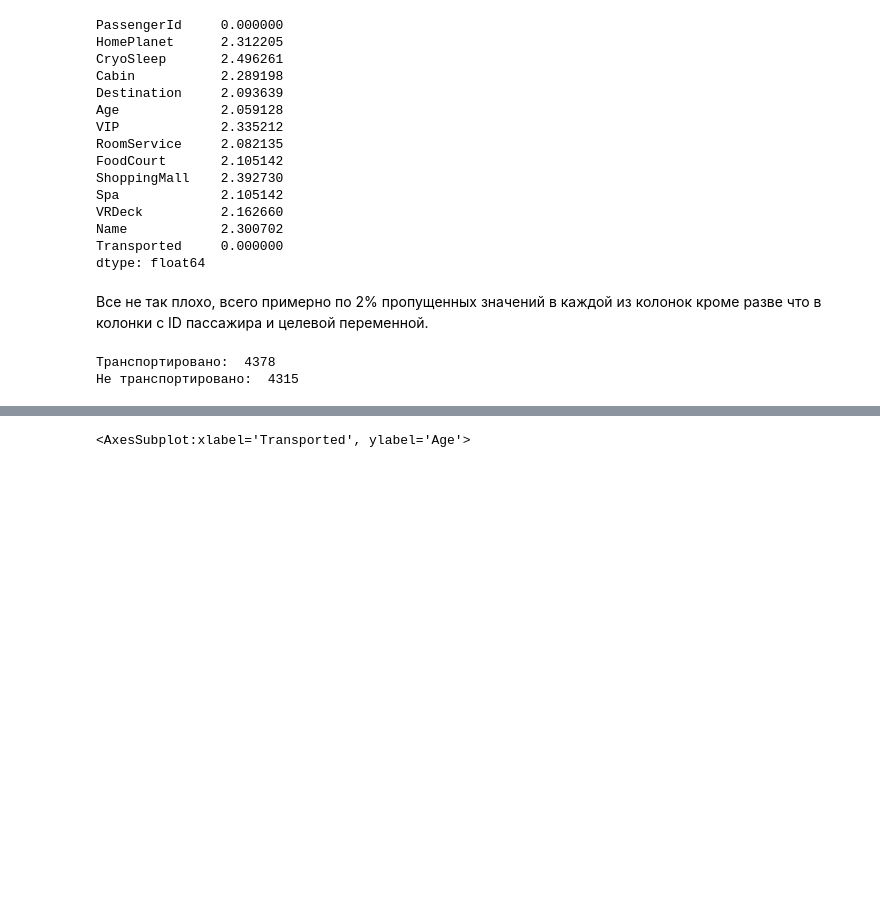
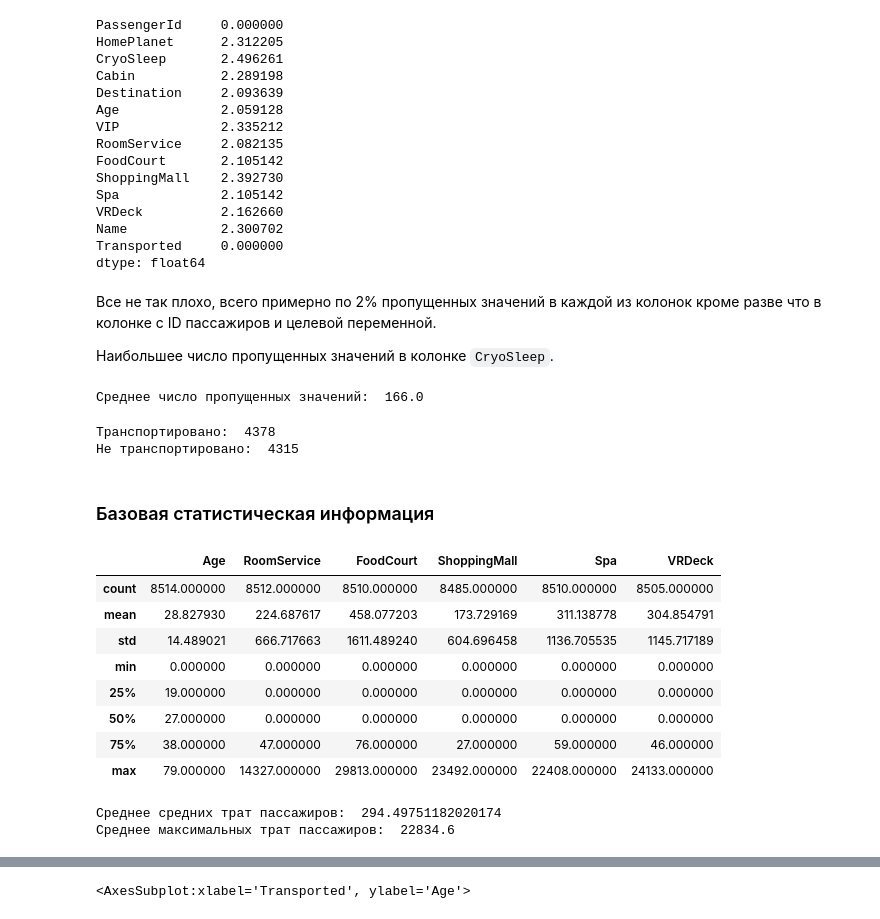
Before and after one commit to siznuumy/StudyProjects, a Jupyter notebook: spaceship-titanic-practice.ipynb, the cells around one changed output, grey strips where cells are left out. Saved outputs shown, nothing was run; the diff lists cells and outputs as text; code cells hidden in the pictures; blank space fills up the shorter version.

```diff
--- a/spaceship-titanic-practice.ipynb
+++ b/spaceship-titanic-practice.ipynb
@@ -105,4 +100,5 @@ Name            2.300702
 Transported     0.000000
 dtype: float64
 # %% [markdown]
-Все не так плохо, всего примерно по 2% пропущенных значений в каждой из колонок кроме разве что в колонки с ID пассажира и целевой переменной.
+Все не так плохо, всего примерно по 2% пропущенных значений в каждой из колонок кроме разве что в колонке с ID пассажиров и целевой переменной.
+<p>Наибольшее число пропущенных значений в колонке <code>CryoSleep</code>.</p>
@@ -112,6 +105,30 @@ import seaborn as sns
+# %%
+print('Среднее число пропущенных значений: ',train_data.isna().sum().mean())
+# %% [output]
+Среднее число пропущенных значений:  166.0
 # %%
 print('Транспортировано: ', train_data[train_data['Transported'] == True].shape[0])
 print('Не транспортировано: ', train_data[train_data['Transported'] == False].shape[0])
 # %% [output]
 Транспортировано:  4378
 Не транспортировано:  4315
+# %% [markdown]
+### Базовая статистическая информация
+# %%
+train_data.describe()
+# %% [output]
+|  | Age | RoomService | FoodCourt | ShoppingMall | Spa | VRDeck |
+| count | 8514.000000 | 8512.000000 | 8510.000000 | 8485.000000 | 8510.000000 | 8505.000000 |
+| mean | 28.827930 | 224.687617 | 458.077203 | 173.729169 | 311.138778 | 304.854791 |
+| std | 14.489021 | 666.717663 | 1611.489240 | 604.696458 | 1136.705535 | 1145.717189 |
+| min | 0.000000 | 0.000000 | 0.000000 | 0.000000 | 0.000000 | 0.000000 |
+| 25% | 19.000000 | 0.000000 | 0.000000 | 0.000000 | 0.000000 | 0.000000 |
+| 50% | 27.000000 | 0.000000 | 0.000000 | 0.000000 | 0.000000 | 0.000000 |
+| 75% | 38.000000 | 47.000000 | 76.000000 | 27.000000 | 59.000000 | 46.000000 |
+| max | 79.000000 | 14327.000000 | 29813.000000 | 23492.000000 | 22408.000000 | 24133.000000 |
+# %%
+print('Среднее средних трат пассажиров: ', np.mean(train_data.loc[:, ['RoomService', 'FoodCourt', 'ShoppingMall', 'Spa', 'VRDeck']].mean()))
+print('Среднее максимальных трат пассажиров: ', np.mean(train_data.loc[:, ['RoomService', 'FoodCourt', 'ShoppingMall', 'Spa', 'VRDeck']].max()))
+# %% [output]
+Среднее средних трат пассажиров:  294.49751182020174
+Среднее максимальных трат пассажиров:  22834.6
```
Also changed, not shown: parts of 32 cells of this notebook.
